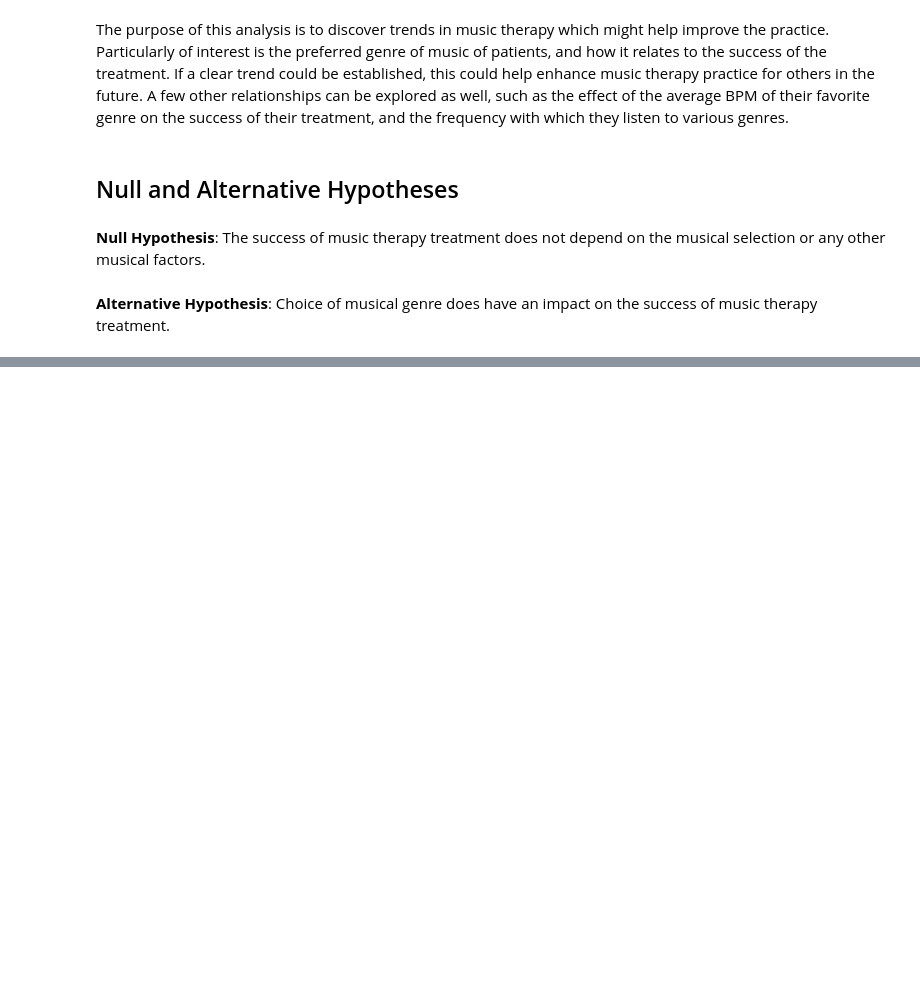
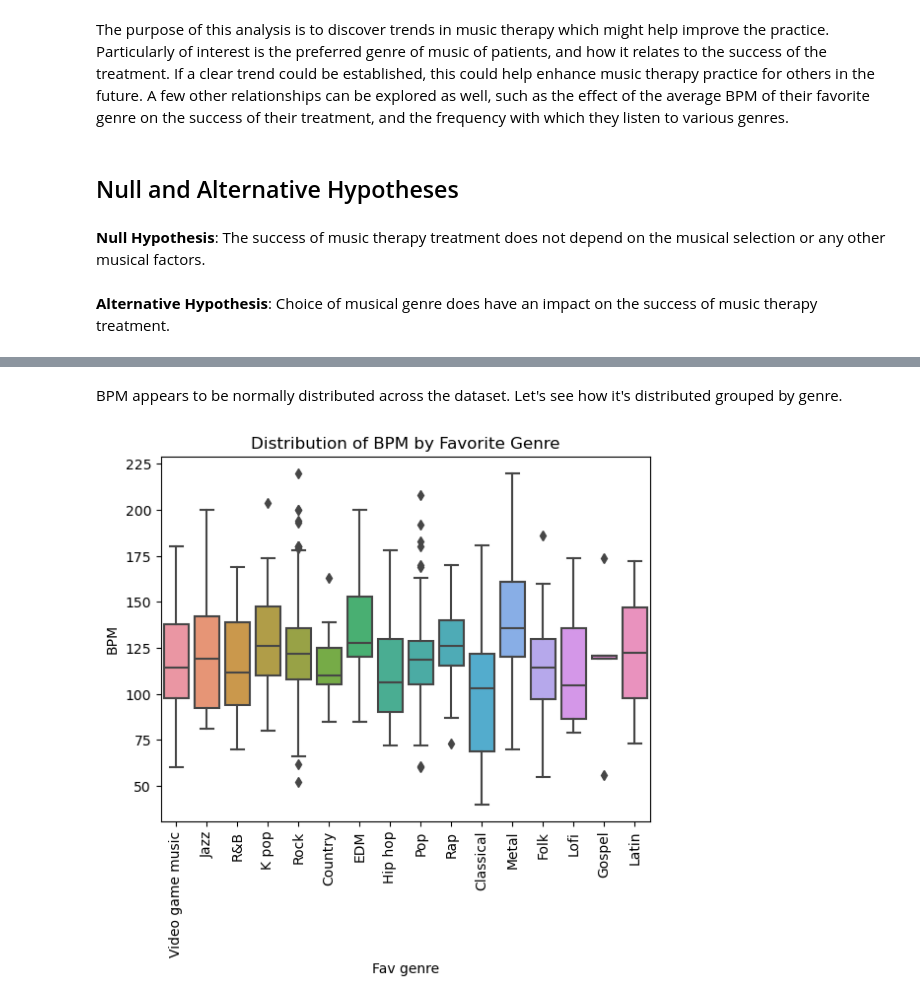
Before and after one commit to ajamkotc/music_therapy_capstone, a Jupyter notebook: notebooks/exploratory-data-analysis.ipynb, the cells around one changed output, grey strips where cells are left out. Drawn from its saved outputs; the diff is of its cells as text; code cells hidden in the pictures; blank space fills up the shorter version.

```diff
--- a/notebooks/exploratory-data-analysis.ipynb
+++ b/notebooks/exploratory-data-analysis.ipynb
@@ -58,0 +60,13 @@ survey_dummies
+# %% [markdown]
+BPM appears to be normally distributed across the dataset. Let's see how it's distributed grouped by genre.
+# %%
+# Visualize distribution of BPM by genre
+
+sns.boxplot(x='Fav genre', y='BPM', data=survey_df)
+
+plt.xticks(rotation=90)
+plt.title('Distribution of BPM by Favorite Genre')
+
+plt.show()
+# %% [output]
+[figure, added]
```
Also changed, not shown: parts of 17 cells of this notebook, 1 other file.
